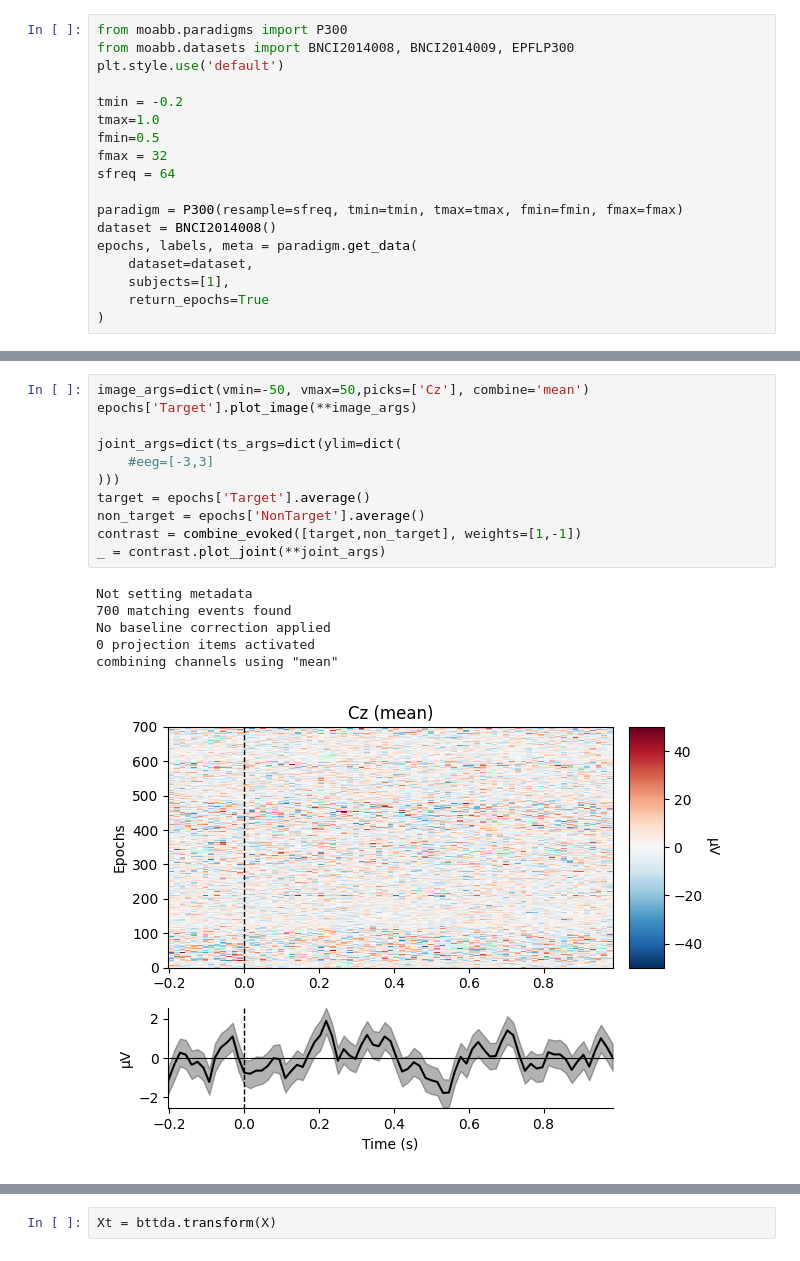
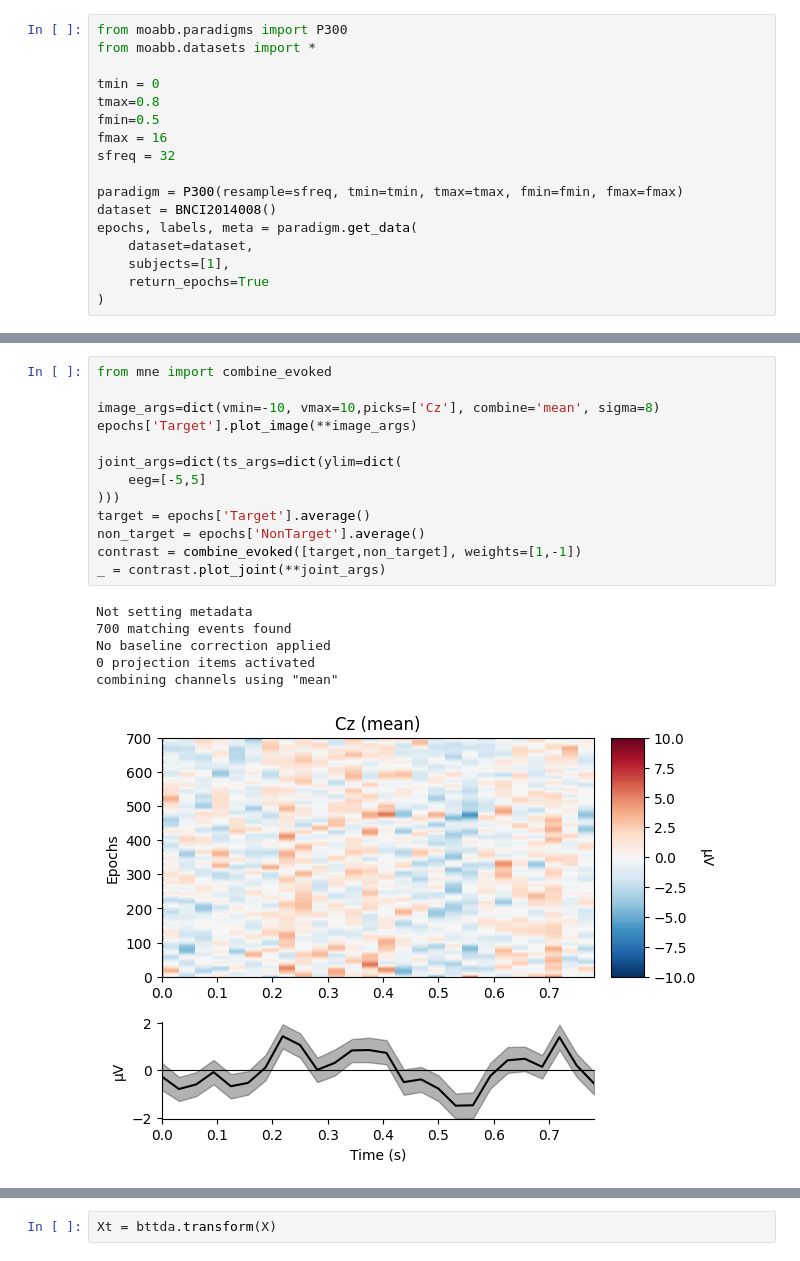
Before and after one commit to arnevdk/bttda, a Jupyter notebook: notebooks/bttda.ipynb, the cells around one changed output, grey strips where cells are left out. Cells and saved outputs as stored; diff of their text form.

```diff
--- a/notebooks/bttda.ipynb
+++ b/notebooks/bttda.ipynb
@@ -21,13 +7,12 @@ from mne import combine_evoked
 # %%
 from moabb.paradigms import P300
-from moabb.datasets import BNCI2014008, BNCI2014009, EPFLP300
-plt.style.use('default')
+from moabb.datasets import *
 
-tmin = -0.2
-tmax=1.0
+tmin = 0
+tmax=0.8
 fmin=0.5
-fmax = 32
-sfreq = 64
+fmax = 16
+sfreq = 32
 
 paradigm = P300(resample=sfreq, tmin=tmin, tmax=tmax, fmin=fmin, fmax=fmax)
 dataset = BNCI2014008()
@@ -172,21 +173,23 @@ for b in range(len(bttda.blocks_)):
 # %%
-image_args=dict(vmin=-50, vmax=50,picks=['Cz'], combine='mean')
+from mne import combine_evoked
+
+image_args=dict(vmin=-10, vmax=10,picks=['Cz'], combine='mean', sigma=8)
 epochs['Target'].plot_image(**image_args)
 
 joint_args=dict(ts_args=dict(ylim=dict(
-    #eeg=[-3,3]
+    eeg=[-5,5]
 )))
 target = epochs['Target'].average()
 non_target = epochs['NonTarget'].average()
 contrast = combine_evoked([target,non_target], weights=[1,-1])
 _ = contrast.plot_joint(**joint_args)
 # %% [output]
 Not setting metadata
 700 matching events found
 No baseline correction applied
 0 projection items activated
 combining channels using "mean"
-[figure, old version]
+[figure, new version]
 NOTE: pick_channels() is a legacy function. New code should use inst.pick(...).
 NOTE: pick_channels() is a legacy function. New code should use inst.pick(...).
 No projector specified for this dataset. Please consider the method self.add_proj.
```
Also changed, not shown: parts of 18 cells of this notebook, 41 other files.
